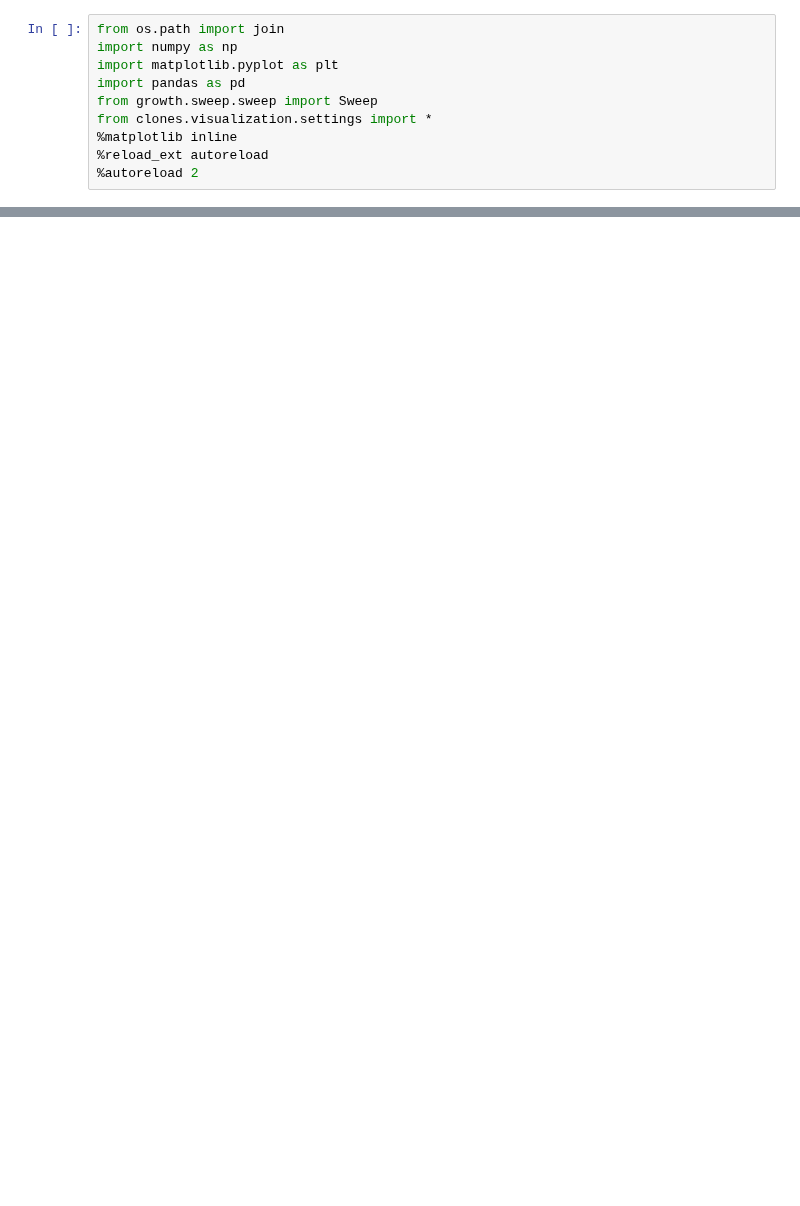
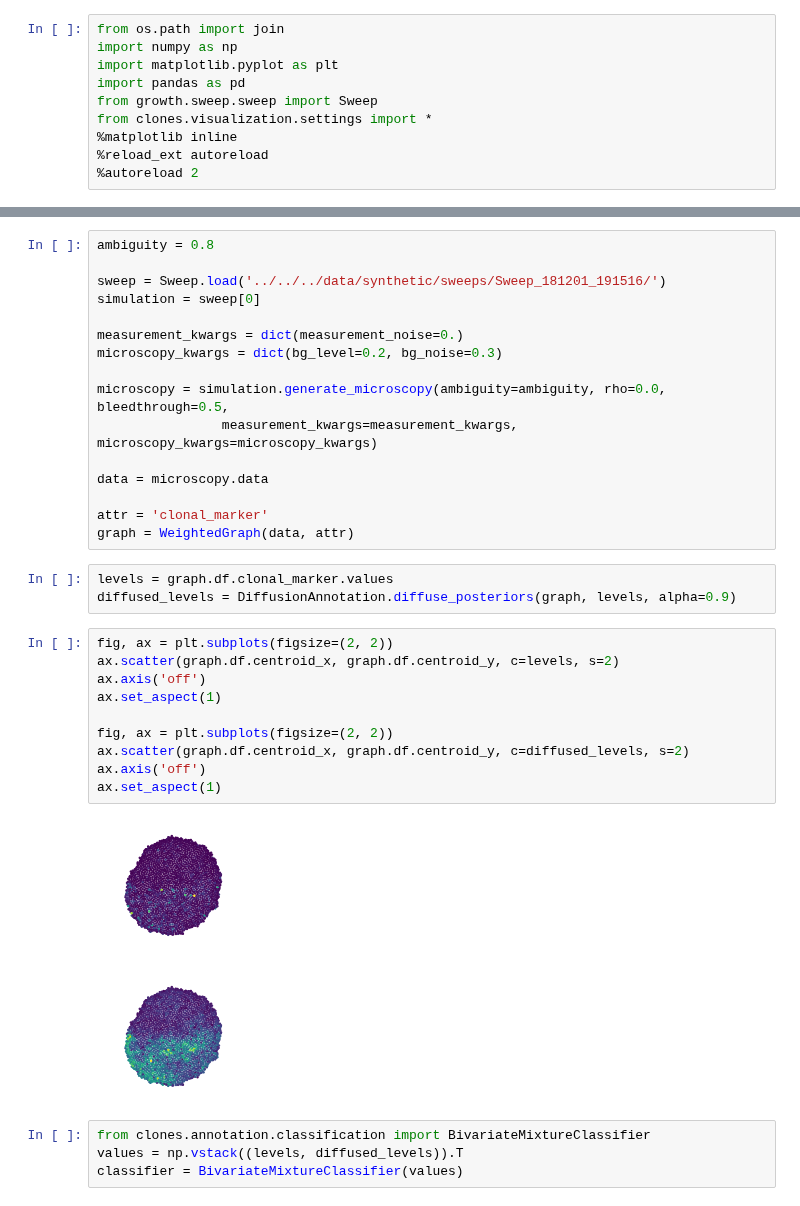
Before and after one commit to sbernasek/flyqma, a Jupyter notebook: notebooks/figures/classifier_dev.ipynb, the cells around one changed output, grey strips where cells are left out. Cells and saved outputs as stored; diff of their text form; blank space fills up the shorter version.

```diff
--- a/notebooks/figures/classifier_dev.ipynb
+++ b/notebooks/figures/classifier_dev.ipynb
@@ -192,0 +26,36 @@ biclassifier = biselector.models[2]
+# %%
+ambiguity = 0.8
+
+sweep = Sweep.load('../../../data/synthetic/sweeps/Sweep_181201_191516/')
+simulation = sweep[0]
+
+measurement_kwargs = dict(measurement_noise=0.)
+microscopy_kwargs = dict(bg_level=0.2, bg_noise=0.3)
+
+microscopy = simulation.generate_microscopy(ambiguity=ambiguity, rho=0.0, bleedthrough=0.5,
+                measurement_kwargs=measurement_kwargs, microscopy_kwargs=microscopy_kwargs)
+
+data = microscopy.data
+
+attr = 'clonal_marker'
+graph = WeightedGraph(data, attr)
+# %%
+levels = graph.df.clonal_marker.values
+diffused_levels = DiffusionAnnotation.diffuse_posteriors(graph, levels, alpha=0.9)
+# %%
+fig, ax = plt.subplots(figsize=(2, 2))
+ax.scatter(graph.df.centroid_x, graph.df.centroid_y, c=levels, s=2)
+ax.axis('off')
+ax.set_aspect(1)
+
+fig, ax = plt.subplots(figsize=(2, 2))
+ax.scatter(graph.df.centroid_x, graph.df.centroid_y, c=diffused_levels, s=2)
+ax.axis('off')
+ax.set_aspect(1)
+# %% [output]
+[figure, added]
+[figure, added]
+# %%
+from clones.annotation.classification import BivariateMixtureClassifier
+values = np.vstack((levels, diffused_levels)).T
+classifier = BivariateMixtureClassifier(values)
```
Also changed, not shown: parts of 179 cells of this notebook, 33 other files.
